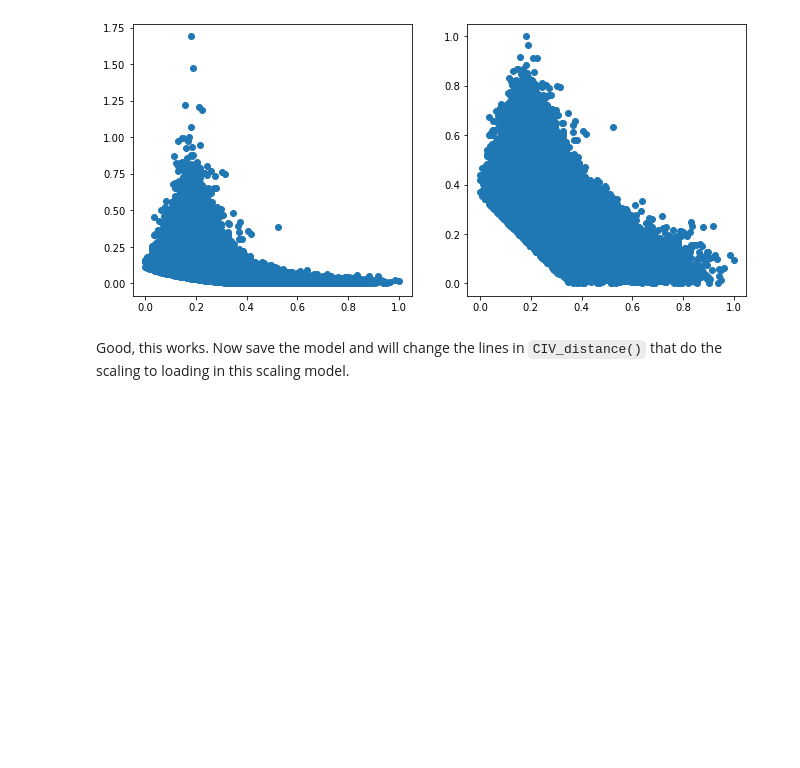
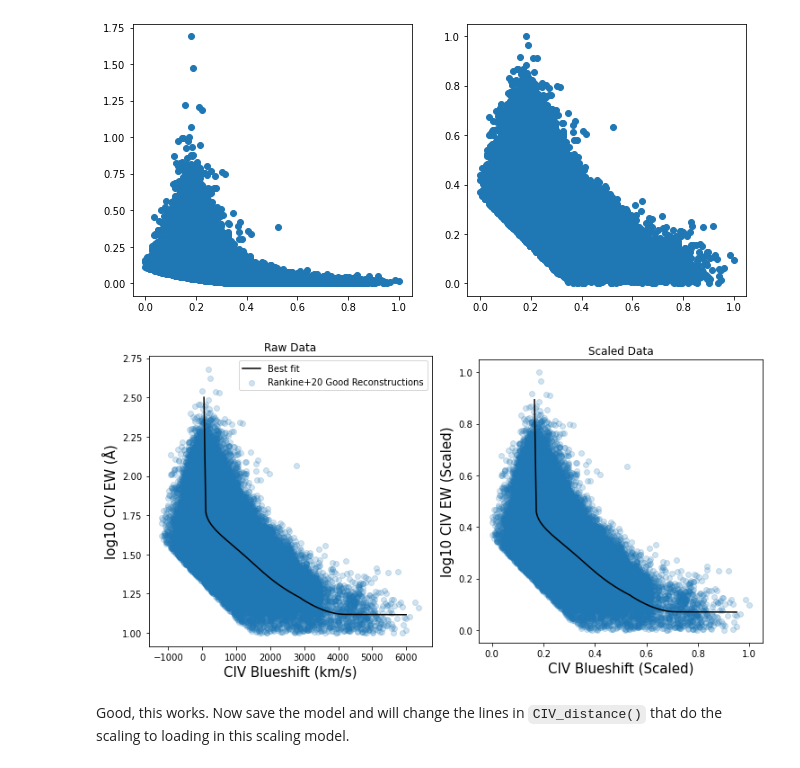
Before and after one commit to trevormccaffrey/Cosmology_Quasars, a Jupyter notebook: CIV_distance_linear_vs_log.ipynb, the cells around one changed output. Drawn from its saved outputs; the diff is of its cells as text; code cells hidden in the pictures; blank space fills up the shorter version.

```diff
--- a/CIV_distance_linear_vs_log.ipynb
+++ b/CIV_distance_linear_vs_log.ipynb
@@ -107,6 +129,33 @@ ax2.scatter(c4data_log_scale[:,0], c4data_log_scale[:,1])
 plt.show()
 # %% [output]
 [figure]
+# %%
+import joblib
+scaler_log = joblib.load("scalers/scaler_logEW.save")
+fit_scale = scaler_log.transform(fit)
+# %%
+#See what the scaled data look like
+fig, [ax1,ax2] = plt.subplots(1, 2, figsize=(10.5,5.5))
+
+ax1.scatter(blue[good], logEW[good], alpha=0.2, label="Rankine+20 Good Reconstructions")
+ax1.plot(fit[:,0], fit[:,1], "-k", label="Best fit")
+ax1.set_title("Raw Data")
+ax1.set_xlabel("CIV Blueshift (km/s)", fontsize=15)
+ax1.set_ylabel("log10 CIV EW (Å)", fontsize=15)
+
+ax2.scatter(c4data_log_scale[good[mask],0], c4data_log_scale[good[mask],1], alpha=0.2, label="Rankine+20 Good Reconstructions")
+ax2.plot(fit_scale[:,0], fit_scale[:,1], "-k", label="Best fit")
+ax2.set_title("Scaled Data")
+ax2.set_xlabel("CIV Blueshift (Scaled)", fontsize=15)
+ax2.set_ylabel("log10 CIV EW (Scaled)", fontsize=15)
+ax2.set_aspect("equal")
+ax1.legend(loc="best")
+
+plt.tight_layout()
+plt.savefig("CIVdistance_Rankine20_rawandscaled.png")
+plt.show()
+# %% [output]
+[figure, added]
 # %% [markdown]
 Good, this works.  Now save the model and will change the lines in ``CIV_distance()`` that do the scaling to loading in this scaling model.
 # %%
```
Also changed, not shown: parts of 5 cells of this notebook, 5 other files.
